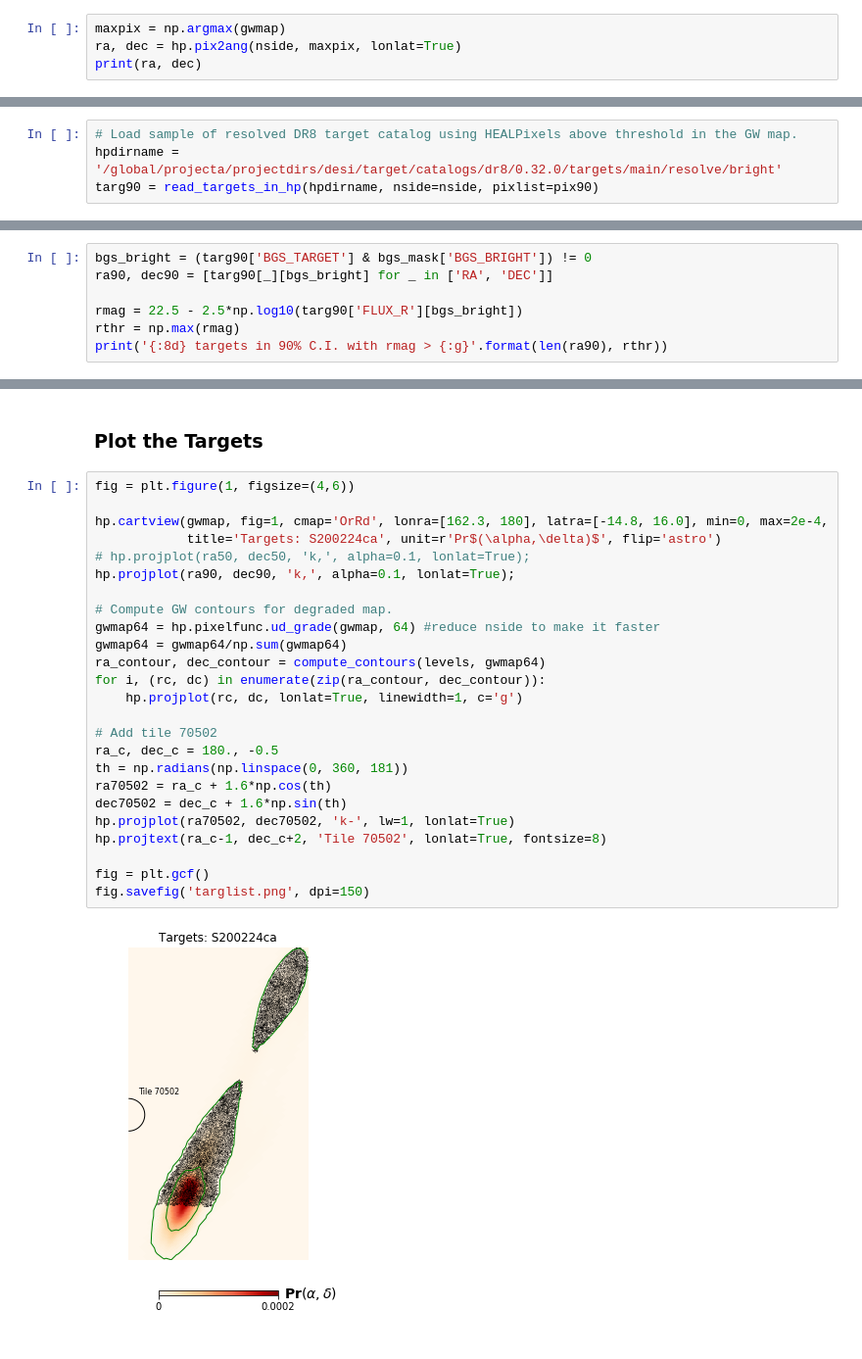
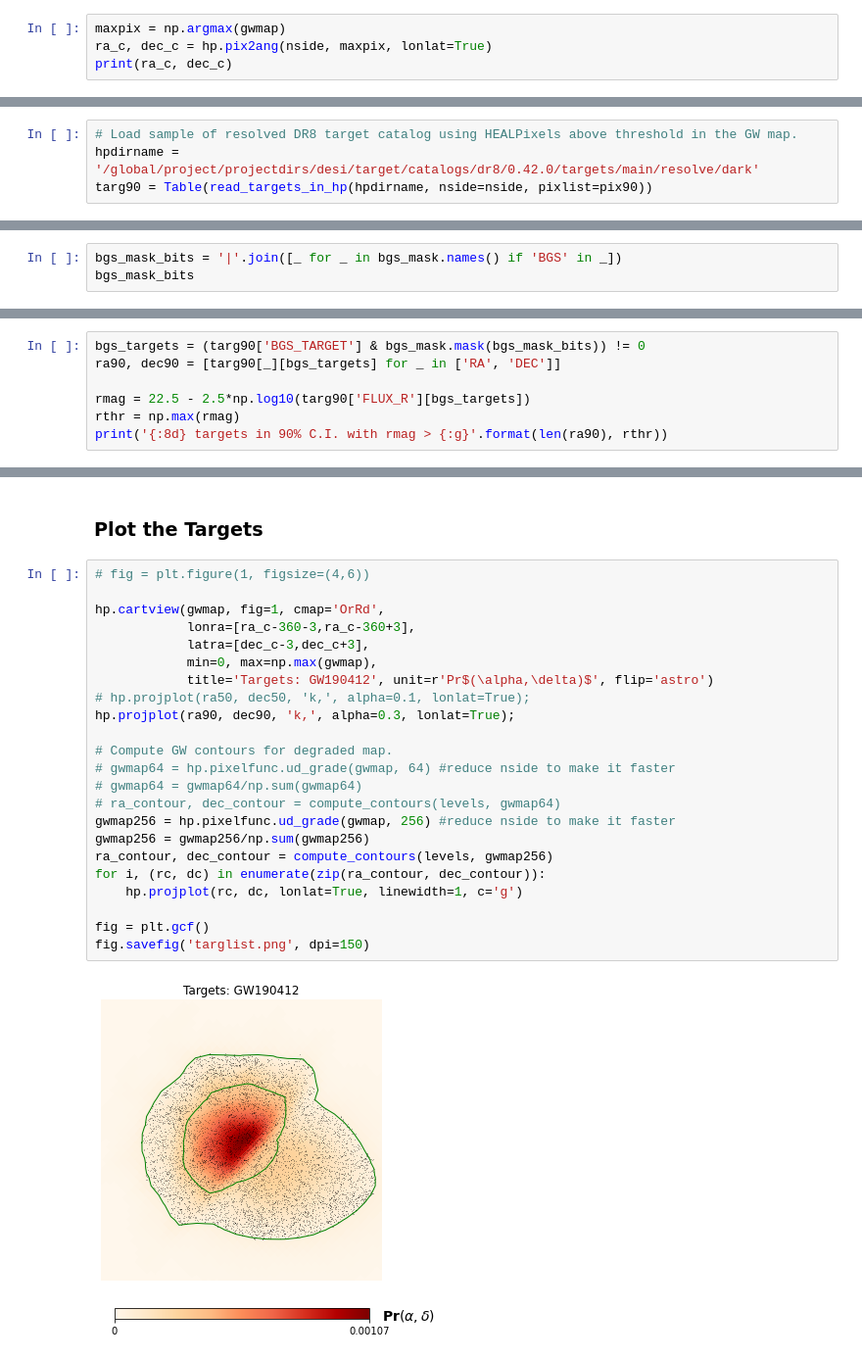
Before and after one commit to desihub/timedomain, a Jupyter notebook: gwtarget/targeting_gw.ipynb, the cells around one changed output, grey strips where cells are left out. Shown at 98% size. Cells and saved outputs as stored; diff of their text form.

```diff
--- a/gwtarget/targeting_gw.ipynb
+++ b/gwtarget/targeting_gw.ipynb
@@ -74,5 +59,5 @@ The interval between meridians is 45 deg 0.00'.
 # %%
 maxpix = np.argmax(gwmap)
-ra, dec = hp.pix2ang(nside, maxpix, lonlat=True)
-print(ra, dec)
+ra_c, dec_c = hp.pix2ang(nside, maxpix, lonlat=True)
+print(ra_c, dec_c)
 # %% [output]
@@ -91,5 +76,5 @@ pix50 = pixids[gwmap > lev50]
 pix90 = pixids[gwmap > lev90]
 # %%
 # Load sample of resolved DR8 target catalog using HEALPixels above threshold in the GW map.
-hpdirname = '/global/projecta/projectdirs/desi/target/catalogs/dr8/0.32.0/targets/main/resolve/bright'
-targ90 = read_targets_in_hp(hpdirname, nside=nside, pixlist=pix90)
+hpdirname = '/global/project/projectdirs/desi/target/catalogs/dr8/0.42.0/targets/main/resolve/dark'
+targ90 = Table(read_targets_in_hp(hpdirname, nside=nside, pixlist=pix90))
@@ -108,0 +85,3 @@ len(targ90)
+# %%
+bgs_mask_bits = '|'.join([_ for _ in bgs_mask.names() if 'BGS' in _])
+bgs_mask_bits
@@ -111,10 +92,10 @@ len(targ90)
 
 Identify targets within the 50% and 90% contours, and apply a basic cut on bright BGS objects.
 # %%
-bgs_bright = (targ90['BGS_TARGET'] & bgs_mask['BGS_BRIGHT']) != 0
-ra90, dec90 = [targ90[_][bgs_bright] for _ in ['RA', 'DEC']]
+bgs_targets = (targ90['BGS_TARGET'] & bgs_mask.mask(bgs_mask_bits)) != 0
+ra90, dec90 = [targ90[_][bgs_targets] for _ in ['RA', 'DEC']]
 
-rmag = 22.5 - 2.5*np.log10(targ90['FLUX_R'][bgs_bright])
+rmag = 22.5 - 2.5*np.log10(targ90['FLUX_R'][bgs_targets])
 rthr = np.max(rmag)
 print('{:8d} targets in 90% C.I. with rmag > {:g}'.format(len(ra90), rthr))
 # %% [output]
@@ -122,29 +103,27 @@ print('{:8d} targets in 90% C.I. with rmag > {:g}'.format(len(ra90), rthr))
 # %% [markdown]
 ### Plot the Targets
 # %%
-fig = plt.figure(1, figsize=(4,6))
+# fig = plt.figure(1, figsize=(4,6))
 
-hp.cartview(gwmap, fig=1, cmap='OrRd', lonra=[162.3, 180], latra=[-14.8, 16.0], min=0, max=2e-4,
-            title='Targets: S200224ca', unit=r'Pr$(\alpha,\delta)$', flip='astro')
+hp.cartview(gwmap, fig=1, cmap='OrRd',
+            lonra=[ra_c-360-3,ra_c-360+3],
+            latra=[dec_c-3,dec_c+3],
+            min=0, max=np.max(gwmap),
+            title='Targets: GW190412', unit=r'Pr$(\alpha,\delta)$', flip='astro')
 # hp.projplot(ra50, dec50, 'k,', alpha=0.1, lonlat=True);
-hp.projplot(ra90, dec90, 'k,', alpha=0.1, lonlat=True);
+hp.projplot(ra90, dec90, 'k,', alpha=0.3, lonlat=True);
 
 # Compute GW contours for degraded map.
-gwmap64 = hp.pixelfunc.ud_grade(gwmap, 64) #reduce nside to make it faster
-gwmap64 = gwmap64/np.sum(gwmap64)
-ra_contour, dec_contour = compute_contours(levels, gwmap64)
+# gwmap64 = hp.pixelfunc.ud_grade(gwmap, 64) #reduce nside to make it faster
+# gwmap64 = gwmap64/np.sum(gwmap64)
+# ra_contour, dec_contour = compute_contours(levels, gwmap64)
+gwmap256 = hp.pixelfunc.ud_grade(gwmap, 256) #reduce nside to make it faster
+gwmap256 = gwmap256/np.sum(gwmap256)
+ra_contour, dec_contour = compute_contours(levels, gwmap256)
 for i, (rc, dc) in enumerate(zip(ra_contour, dec_contour)):
     hp.projplot(rc, dc, lonlat=True, linewidth=1, c='g')
 
-# Add tile 70502
-ra_c, dec_c = 180., -0.5
-th = np.radians(np.linspace(0, 360, 181))
-ra70502 = ra_c + 1.6*np.cos(th)
-dec70502 = dec_c + 1.6*np.sin(th)
-hp.projplot(ra70502, dec70502, 'k-', lw=1, lonlat=True)
-hp.projtext(ra_c-1, dec_c+2, 'Tile 70502', lonlat=True, fontsize=8)
-
 fig = plt.gcf()
 fig.savefig('targlist.png', dpi=150)
 # %% [output]
-[figure, old version]
+[figure, new version]
```
Also changed, not shown: parts of 11 cells of this notebook.
